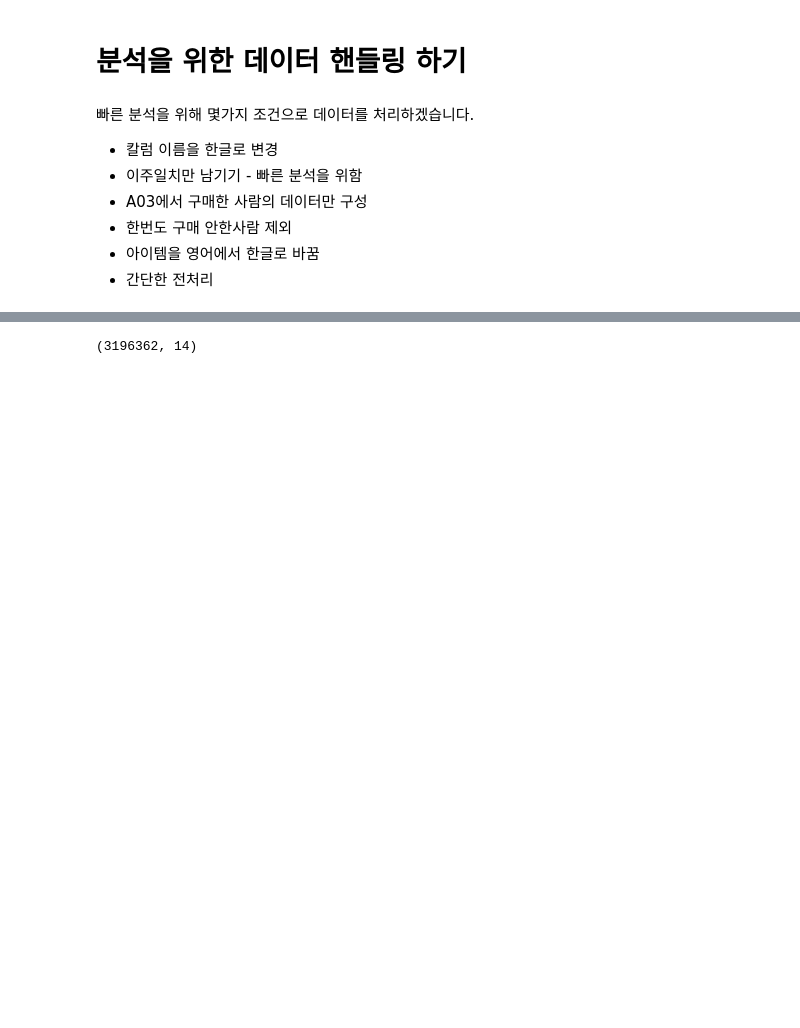
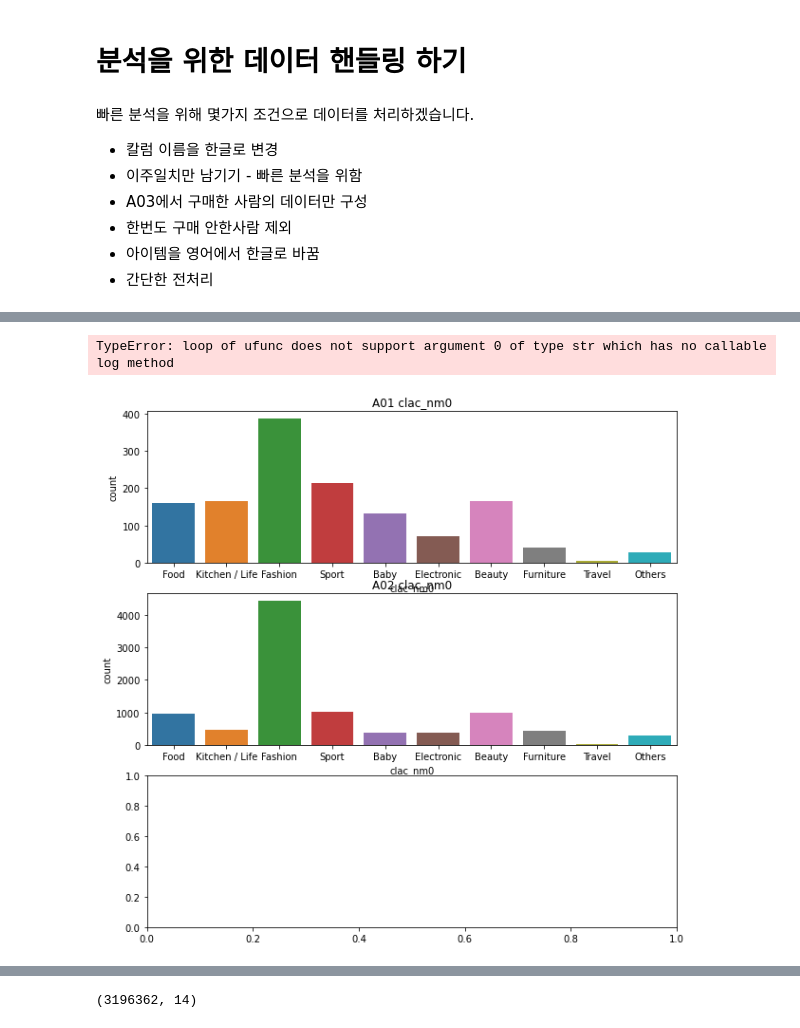
Before and after one commit to PEBpung/Lpoint-Hackathon, a Jupyter notebook: src/1. 데이터 핸들링.ipynb, the cells around one changed output, grey strips where cells are left out. Drawn from its saved outputs; the diff is of its cells as text; code cells hidden in the pictures; blank space fills up the shorter version.

```diff
--- a/src/1. 데이터 핸들링.ipynb
+++ b/src/1. 데이터 핸들링.ipynb
@@ -46,8 +35,3 @@ cks_dtype = {'clnt_id':'int64',
-# %%
-online = pd.read_csv('./DATA/온라인 행동 정보(CKS).csv', dtype=cks_dtype)
-trade = pd.read_csv('./DATA/거래 정보(CKS).csv', dtype=cks_dtype)
-customer = pd.read_csv('./DATA/고객 정보(CKS).csv', dtype=cks_dtype)
-item = pd.read_csv('./DATA/상품분류 정보(CKS).csv', dtype=cks_dtype)
 # %%
 online.head()
 # %% [output]
@@ -59,0 +259,8 @@ online.head()
+# %%
+temp = pd.merge(online,
+                trade[['trans_id', 'pd_c']],
+                on='trans_id', how='left')
+
+df_merge = pd.merge(temp[(temp['pd_c'].notnull())],
+                    item[['pd_c', 'clac_nm0']],
+                    on='pd_c')
@@ -59,0 +330,3 @@ online.head()
+# %%
+orders = ['Food', 'Kitchen / Life', 'Fashion', 'Sport', 'Baby', 'Electronic',
+       'Beauty', 'Furniture', 'Travel', 'Others']
@@ -59,0 +345,9 @@ online.head()
+# %%
+fig, axs = plt.subplots(3, 1, figsize=(10,10))
+
+sns.countplot(df_merge[df_merge['biz_unit']=='A01']['clac_nm0'], order=orders,ax=axs[0]).set_title('A01 clac_nm0')
+sns.countplot(df_merge[df_merge['biz_unit']=='A02']['clac_nm0'], order=orders, ax=axs[1]).set_title('A02 clac_nm0')
+sns.countplot(df_merge[df_merge['biz_unit']=='A03']['clac_nm0'], order=orders, ax=axs[2]).set_title('A03 clac_nm0')
+# %% [output]
+TypeError: loop of ufunc does not support argument 0 of type str which has no callable log method
+[figure, added]
```
Also changed, not shown: parts of 73 cells of this notebook.
